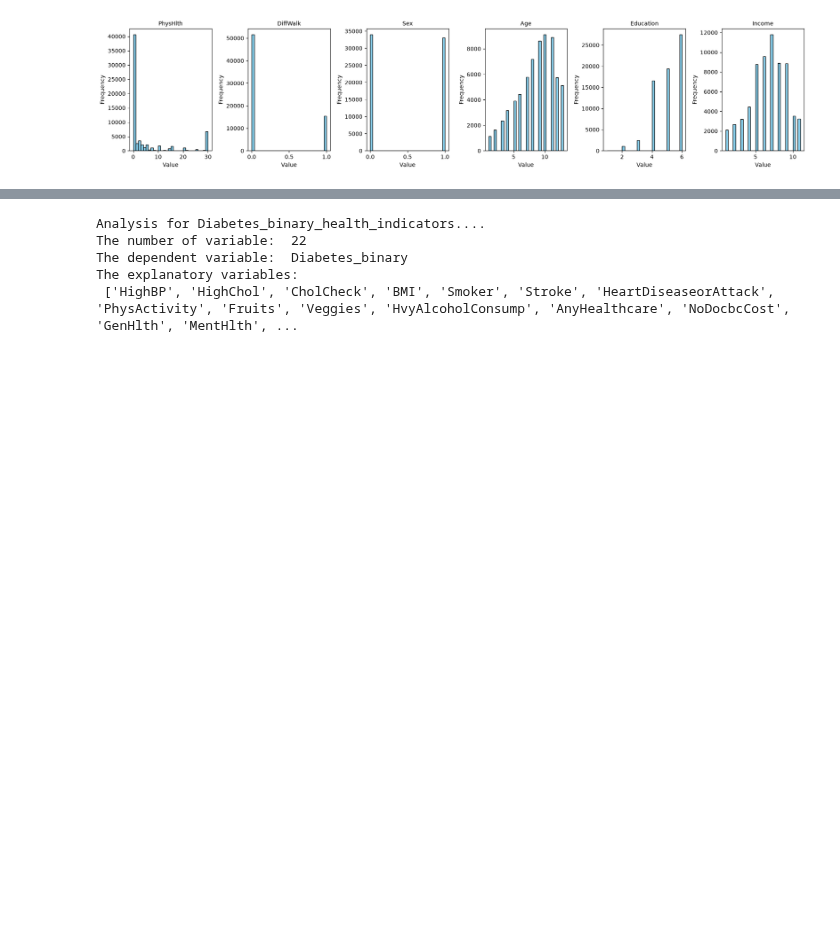
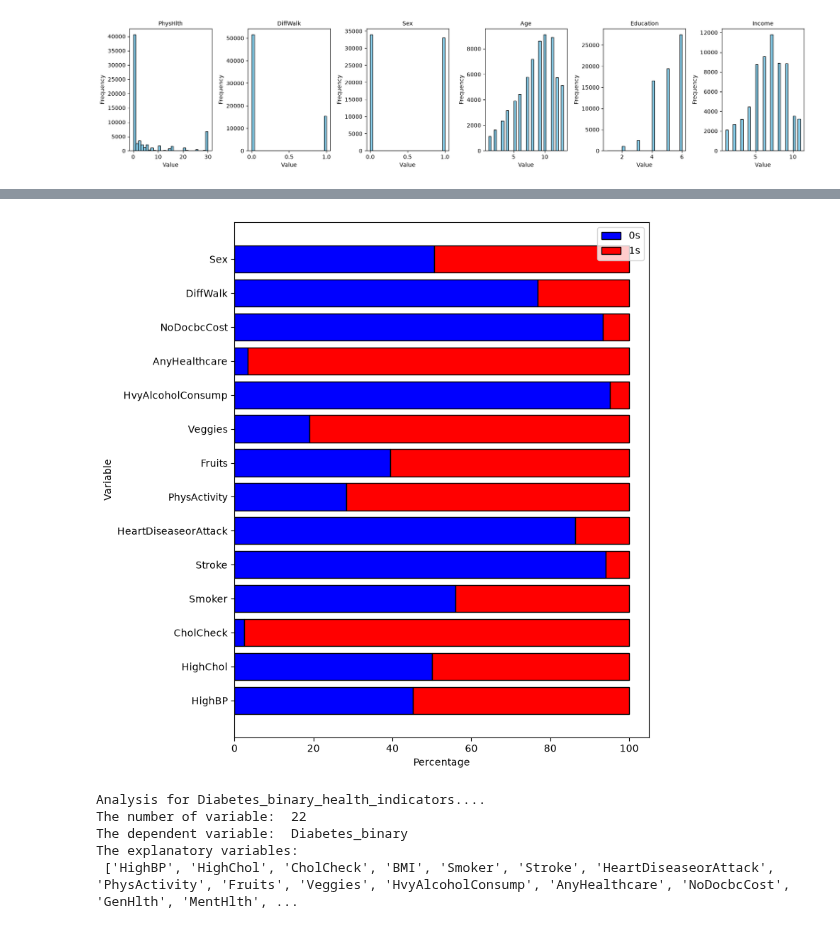
Before and after one commit to lasyaharini-cloud/Diabetes-Prediction, a Jupyter notebook: diabetes_analysis.ipynb, the cells around one changed output, grey strips where cells are left out. Saved outputs shown, nothing was run; the diff lists cells and outputs as text; code cells hidden in the pictures; blank space fills up the shorter version.

```diff
--- a/diabetes_analysis.ipynb
+++ b/diabetes_analysis.ipynb
@@ -52,0 +122,3 @@ The explanatory variables:
+# %%
+binary.append('Diabetes_012')
+df_1_mod = df_1.loc[:, [col for col in binary if col in df_1.columns]]
@@ -91,3 +226,21 @@ The explanatory variables:
 [figure]
 [figure]
 [figure]
+# %%
+print("Binary variable proportion:\n")
+binary = []
+table = {}
+
+summary = x.describe()
+
+for i in x.columns:
+    if summary.loc["50%", i] in (0, 1) and summary.loc["max", i] == 1:
+        count = round((x[i].eq(0).sum() / len(x[i])) * 100, 2)
+        binary.append(i)
+        table[i] = {
+            "0s": count,
+            "1s": round(100 - count, 2)
+        }
+        print(f"{i}= 0s: {count}% and 1s: {round(100 - count, 2)}%")
+
+table = pd.DataFrame(table)
@@ -93,0 +264,22 @@ The explanatory variables:
+# %%
+cat1 = table.iloc[0:1, :]
+cat2 = table.iloc[1:, :]
+
+columns = table.columns
+y_pos = np.arange(len(columns))
+
+fig, ax = plt.subplots(figsize=(8, 0.5 * len(columns) + 1))
+
+ax.barh(y_pos, cat1.iloc[0].values, color="blue", edgecolor="black", label="0s")
+ax.barh(y_pos, cat2.iloc[0].values, left=cat1.iloc[0].values, color="red", edgecolor="black", label="1s")
+
+ax.set_yticks(y_pos)
+ax.set_yticklabels(columns)
+ax.set_xlabel("Percentage")
+ax.set_ylabel("Variable")
+ax.legend()
+
+plt.tight_layout()
+plt.show()
+# %% [output]
+[figure, added]
```
Also changed, not shown: parts of 9 cells of this notebook.
